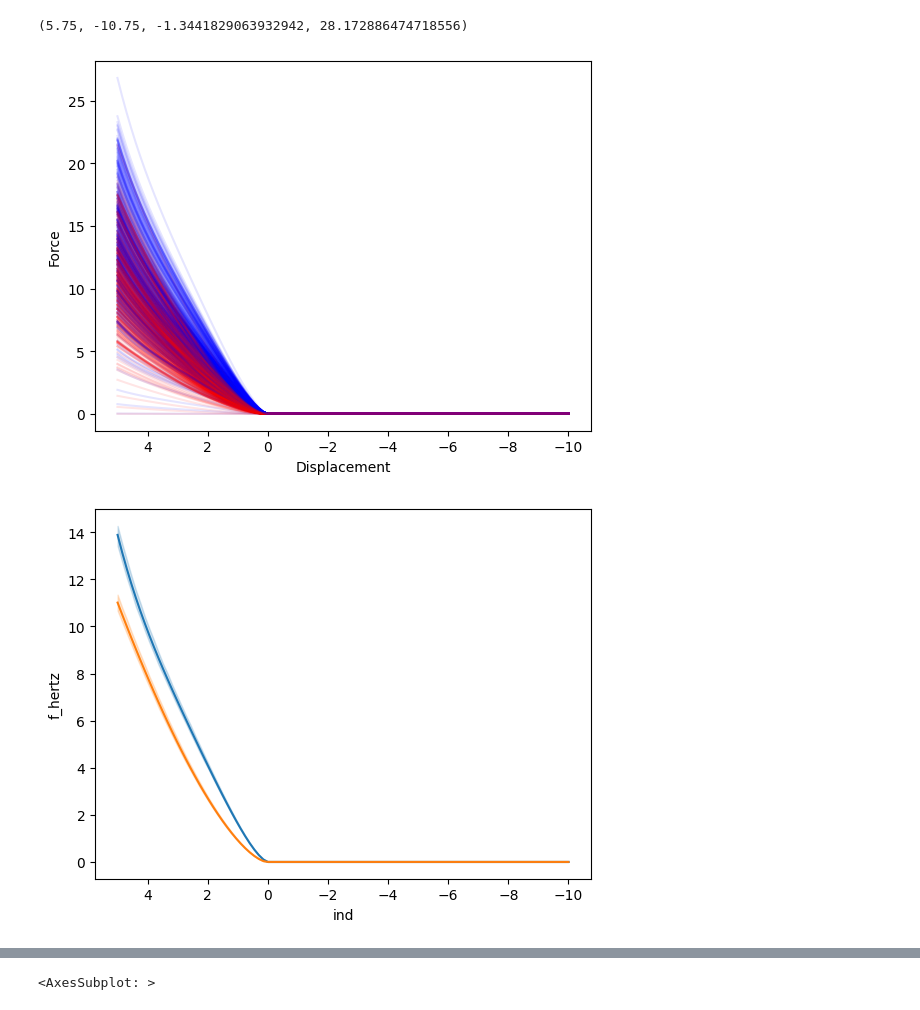
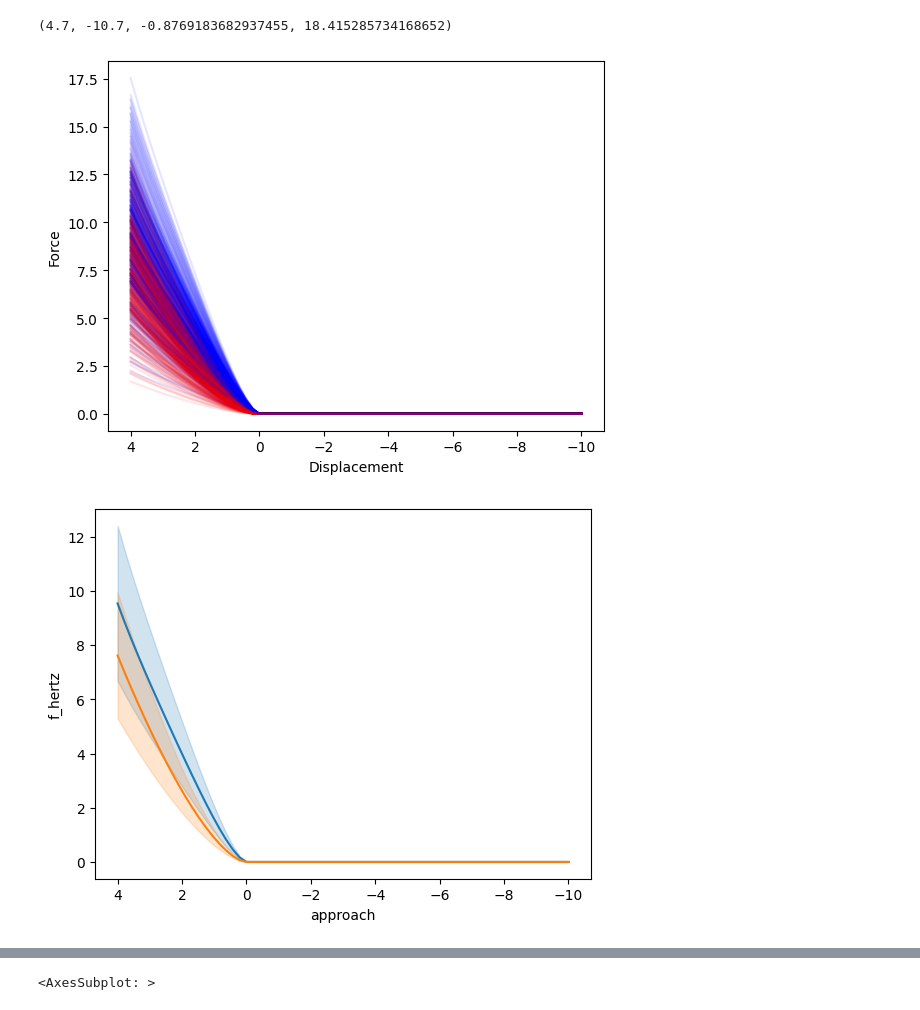
Before and after one commit to luisrlp/contact-surface, a Jupyter notebook: draft.ipynb, the cells around one changed output, grey strips where cells are left out. Drawn from its saved outputs; the diff is of its cells as text; code cells hidden in the pictures.

```diff
--- a/draft.ipynb
+++ b/draft.ipynb
@@ -70,29 +100,16 @@ def jkr(i, E, nu, gamma, r):
 # %%
-# resolution of the map
-res = 20
-# random values
-size = res * res
-# Young's modulus
-E = np.random.normal(loc=1.0, scale=0.3, size=size)
-# Poisson's ratio
-nu = 0.5
-# surface energy
-gamma = 0.1
-# radius of the indenter
-r = 1.0
-# indentation depth
-i = np.linspace(-10, 5, 100)
 # construct dataframe
 df = pd.DataFrame()
 df['E'] = E.tolist()
-df['ind'] = [i for _ in range(len(df))]
-df['f_hertz'] = df.apply(lambda x: hertz(x.ind, x.E, nu, r), axis=1)
-df['f_jkr'] = df.apply(lambda x: jkr(x.ind, x.E, nu, gamma, r), axis=1)
+df['approach'] = [approach for _ in range(len(df))]
+df['withdraw'] = [withdraw for _ in range(len(df))]
+df['f_hertz'] = df.apply(lambda x: hertz(x.approach, x.E, nu, r), axis=1)
+df['f_jkr'] = df.apply(lambda x: jkr(x.withdraw, x.E, nu, gamma, r), axis=1)
 # %%
 # plot all entries naively
 for i, row in df.iterrows():
-    plt.plot(row['ind'], row['f_hertz'], color='blue', alpha=0.1)
-    plt.plot(row['ind'], row['f_jkr'], color='red', alpha=0.1)
+    plt.plot(row['approach'], row['f_hertz'], color='blue', alpha=0.1)
+    plt.plot(row['withdraw'], row['f_jkr'], color='red', alpha=0.1)
 #add labels
 plt.xlabel('Displacement')
 plt.ylabel('Force')
@@ -100,16 +117,16 @@ plt.ylabel('Force')
 ax = plt.axis()
 plt.axis((ax[1],ax[0],ax[2],ax[3]))
 # %% [output]
-(5.75, -10.75, -1.3441829063932942, 28.172886474718556)
+(4.7, -10.7, -0.8769183682937455, 18.415285734168652)
-[figure, old version]
+[figure, new version]
 # %%
 # plot all entries with seaborn
 df2 = df.set_index(['E']).apply(pd.Series.explode).reset_index()
-ax = sns.lineplot(data=df2, x='ind', y='f_hertz', palette='Set1')
-ax = sns.lineplot(data=df2, x='ind', y='f_jkr',  palette='Set2')
+ax = sns.lineplot(data=df2, x='approach', y='f_hertz', palette='Set1', errorbar='sd')
+ax = sns.lineplot(data=df2, x='withdraw', y='f_jkr',  palette='Set2', errorbar='sd')
 ax.invert_xaxis()
 # %% [output]
-[figure, old version]
+[figure, new version]
 # %%
 # map random values to a 2D array
 E_map = np.reshape(E, (res, res))
```
Also changed, not shown: parts of 2 cells of this notebook.
